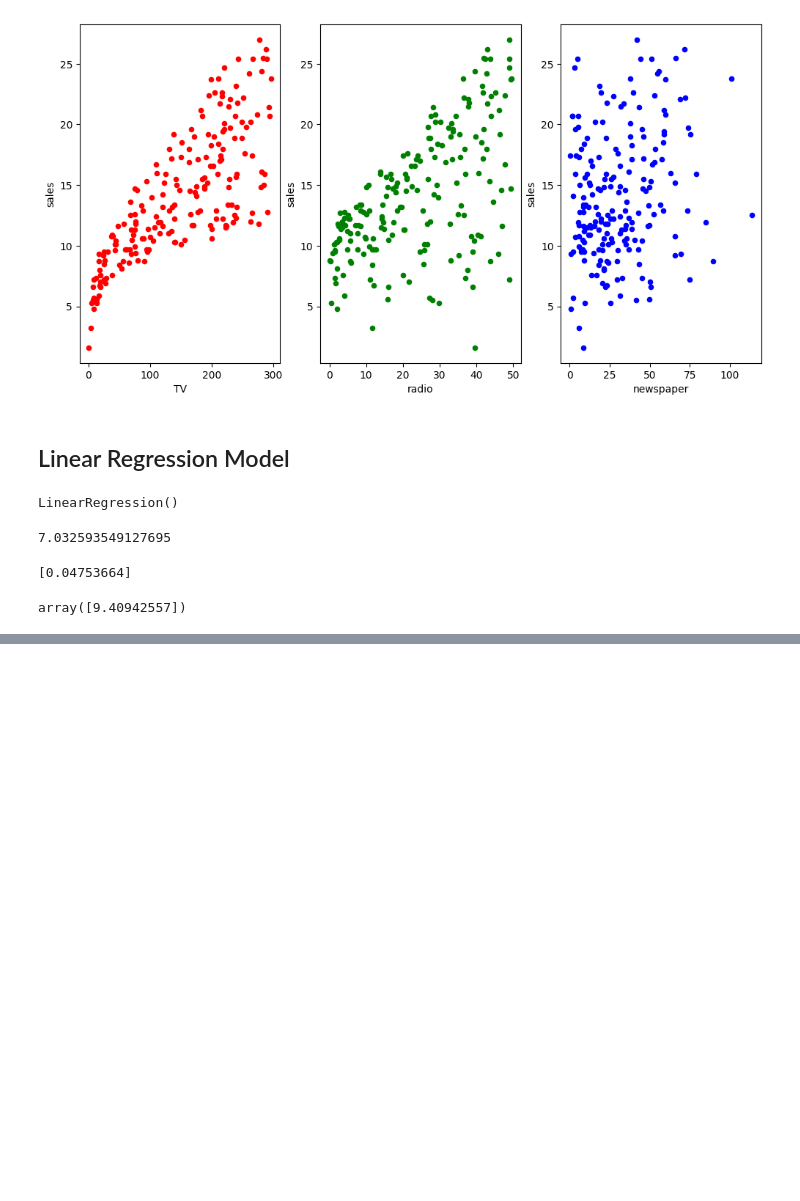
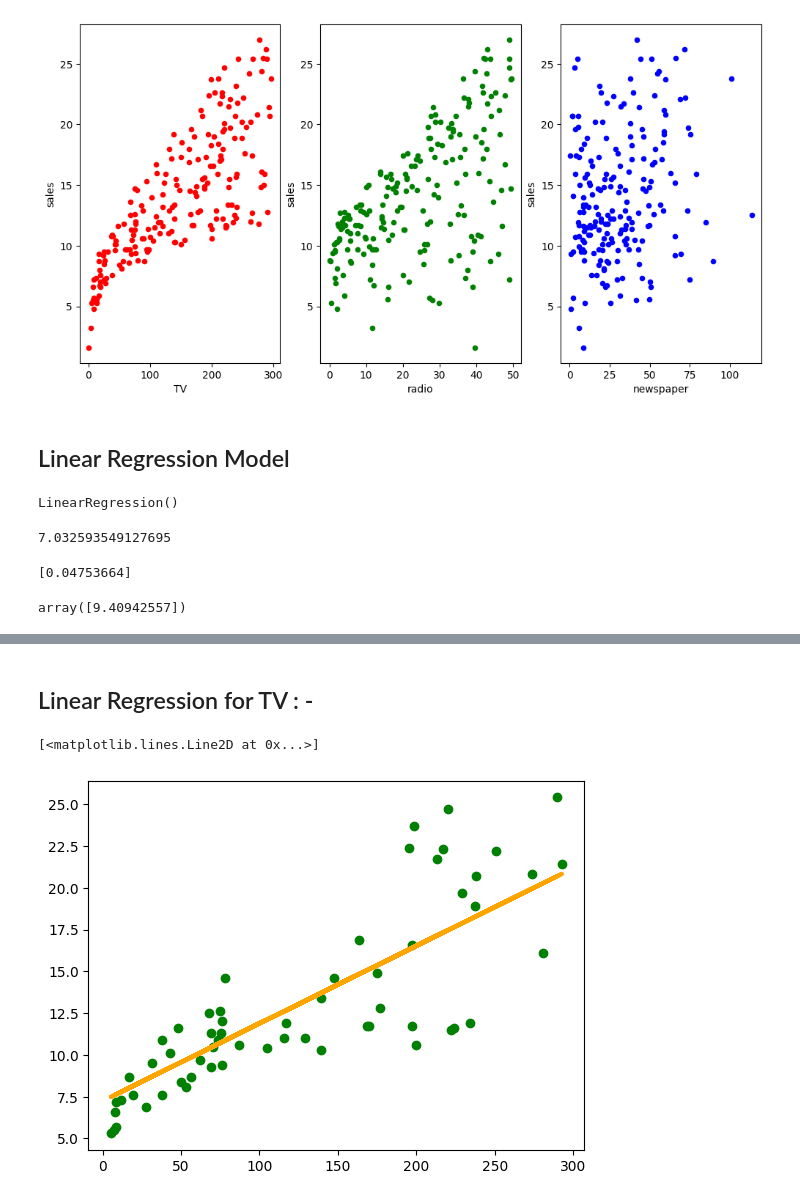
Before and after one commit to Adam-pw/Machine-Learning-Practice, a Jupyter notebook: Linear regression/Linearregression.ipynb, the cells around one changed output, grey strips where cells are left out. Saved outputs shown, nothing was run; the diff lists cells and outputs as text; code cells hidden in the pictures; blank space fills up the shorter version.

Commit message:
Added linear regression model

```diff
--- a/Linear regression/Linearregression.ipynb
+++ b/Linear regression/Linearregression.ipynb
@@ -110,0 +222,5 @@ array([9.40942557])
+# %%
+Xm=data[['TV','newspaper','radio']]
+y = data.sales
+lm = LinearRegression()
+lm.fit(Xm,y)
@@ -110,0 +271,4 @@ array([9.40942557])
+# %%
+from sklearn.model_selection import train_test_split
+X_train, X_test, Y_train, Y_test = train_test_split(x,y,test_size=0.3, random_state=42)
+X_train
@@ -110,0 +289,2 @@ array([9.40942557])
+# %%
+lm.fit(X_train,Y_train)
@@ -110,0 +293,3 @@ array([9.40942557])
+# %%
+y_pred = lm.predict(X_test)
+y_pred
@@ -110,0 +309,8 @@ array([9.40942557])
+# %% [markdown]
+## Linear Regression for TV : -
+# %%
+plt.scatter(X_test,Y_test, color="green")
+plt.plot(X_test,y_pred,color="orange",linewidth=3)
+# %% [output]
+[<matplotlib.lines.Line2D at 0x...>]
+[figure, added]
```
Also changed, not shown: parts of 40 cells of this notebook.
